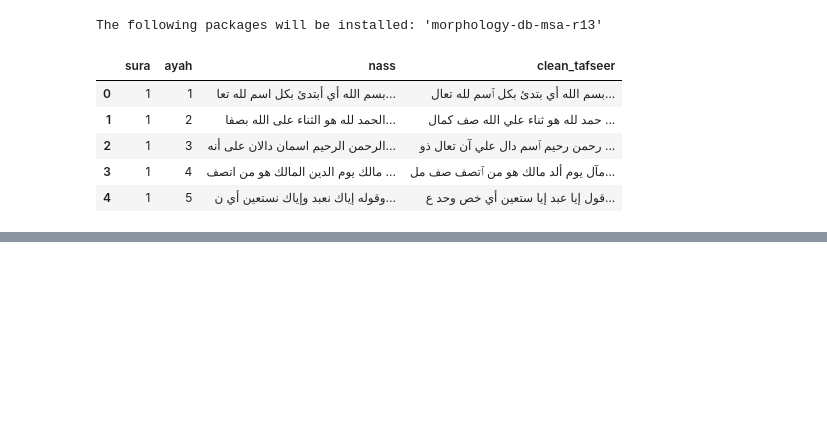
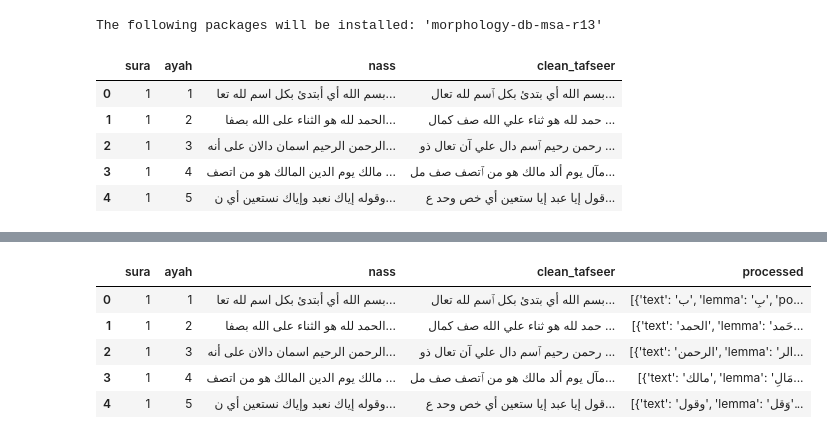
Before and after one commit to mo-matar/K-means-Topic-Modeling-of-Quran, a Jupyter notebook: K-Means Quran Topic Classifier/K_Means_Quran_Topic_Classifier.ipynb, the cells around one changed output, grey strips where cells are left out. Cells and saved outputs as stored; diff of their text form; code cells hidden in the pictures; blank space fills up the shorter version.

```diff
--- a/K-Means Quran Topic Classifier/K_Means_Quran_Topic_Classifier.ipynb
+++ b/K-Means Quran Topic Classifier/K_Means_Quran_Topic_Classifier.ipynb
@@ -555,0 +894,23 @@ df.to_csv("normalized_tafseer.csv", index=False, encoding="utf-8-sig")
+# %%
+def process_text(text):
+    """
+    Process Arabic text using Stanza NLP pipeline.
+    Returns a list of dictionaries containing tokens, lemmas, and POS tags.
+    """
+    doc = nlp(text)
+    processed_data = []
+    for sentence in doc.sentences:
+        for word in sentence.words:
+            processed_data.append({
+                'text': word.text,       # Original token
+                'lemma': word.lemma,    # Lemma
+                'pos': word.pos,        # Part of Speech
+                'xpos': word.xpos        # Detailed POS (if available)
+            })
+    return processed_data
+# %%
+# Apply the `process_text` function to the 'nass' column
+df['stanza_processed'] = df['nass'].apply(process_text)
+
+# Display the first few rows of the processed data
+df.head()
@@ -555,0 +954,4 @@ df.to_csv("normalized_tafseer.csv", index=False, encoding="utf-8-sig")
+# %%
+# Create a test DataFrame with 10 rows
+test_df = df.head(10).copy()  # Use the first 10 rows of your original DataFrame
+print(test_df)
@@ -555,0 +976,11 @@ df.to_csv("normalized_tafseer.csv", index=False, encoding="utf-8-sig")
+# %%
+test_df['processed'] = test_df['nass'].apply(process_text)
+# %%
+test_df.head()
+# %% [output]
+|  | sura | ayah | nass | clean_tafseer | processed |
+| 0 | 1 | 1 | بسم الله أي أبتدئ بكل اسم لله تعا... | بسم الله أي بتدئ بكل ٱسم لله تعال... | [{'text': 'ب', 'lemma': 'بِ', 'po... |
+| 1 | 1 | 2 | الحمد لله هو الثناء على الله بصفا... | حمد لله هو ثناء علي الله صف كمال ... | [{'text': 'الحمد', 'lemma': 'حَمد... |
+| 2 | 1 | 3 | الرحمن الرحيم اسمان دالان على أنه... | رحمن رحيم ٱسم دال علي آن تعال ذو ... | [{'text': 'الرحمن', 'lemma': 'الر... |
+| 3 | 1 | 4 | مالك يوم الدين المالك هو من اتصف ... | مآل يوم ألد مالك هو من ٱتصف صف مل... | [{'text': 'مالك', 'lemma': 'مَالِ... |
+| 4 | 1 | 5 | وقوله إياك نعبد وإياك نستعين أي ن... | قول إيا عبد إيا ستعين أي خص وحد ع... | [{'text': 'وقول', 'lemma': 'وَقل'... |
```
Also changed, not shown: parts of 38 cells of this notebook.
